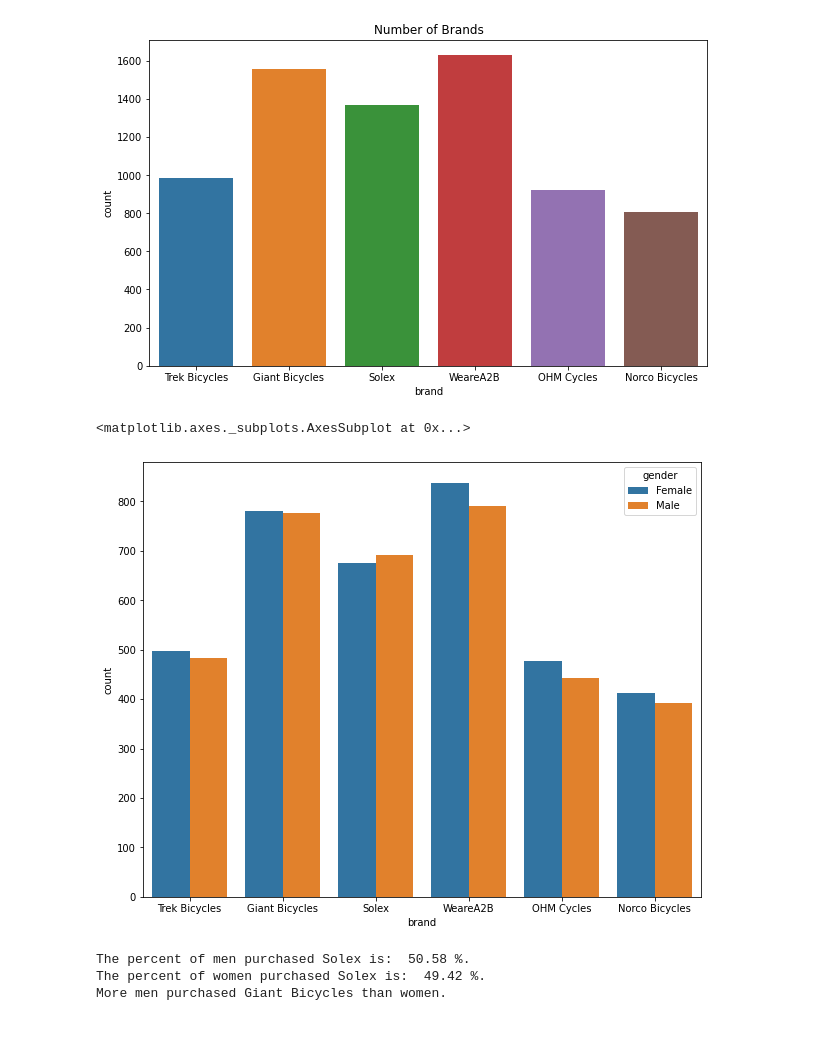
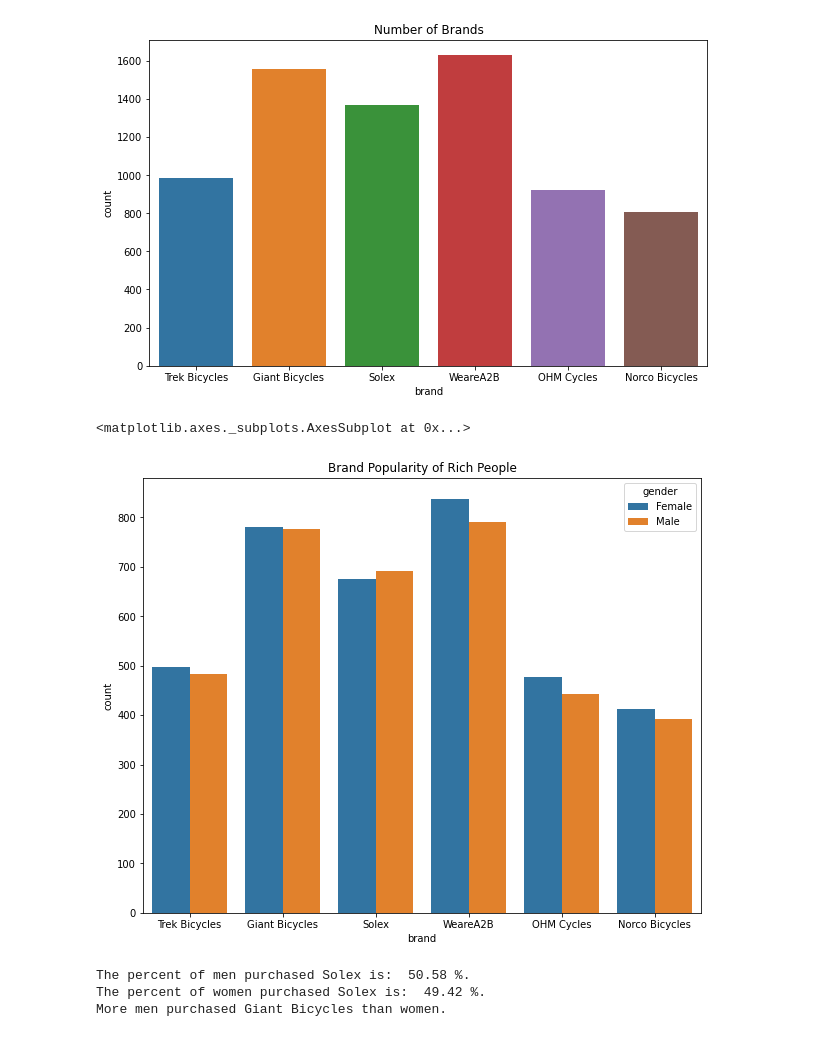
Before and after one commit to Dennieeeee/KPMG-Customer-Analytics-Project, a Jupyter notebook: KPMG_new_data.ipynb, the cells around one changed output. Drawn from its saved outputs; the diff is of its cells as text; code cells hidden in the pictures.

```diff
--- a/KPMG_new_data.ipynb
+++ b/KPMG_new_data.ipynb
@@ -454,10 +455,11 @@ df2_trek_bicycles = df2[df2.brand == 'Trek Bicycles']
 df2_norco_bicycles = df2[df2.brand == 'Norco Bicycles']
 # %%
 plt.figure(figsize=(10,8))
+plt.title('Brand Popularity of Rich People')
 sns.countplot(x='brand',hue='gender',data=df2)
 # %% [output]
 <matplotlib.axes._subplots.AxesSubplot at 0x...>
-[figure, old version]
+[figure, new version]
 # %%
 #find the most popular brand between women and men of people who have high buying power
 #Solex
```
Also changed, not shown: parts of 1 cell of this notebook.
